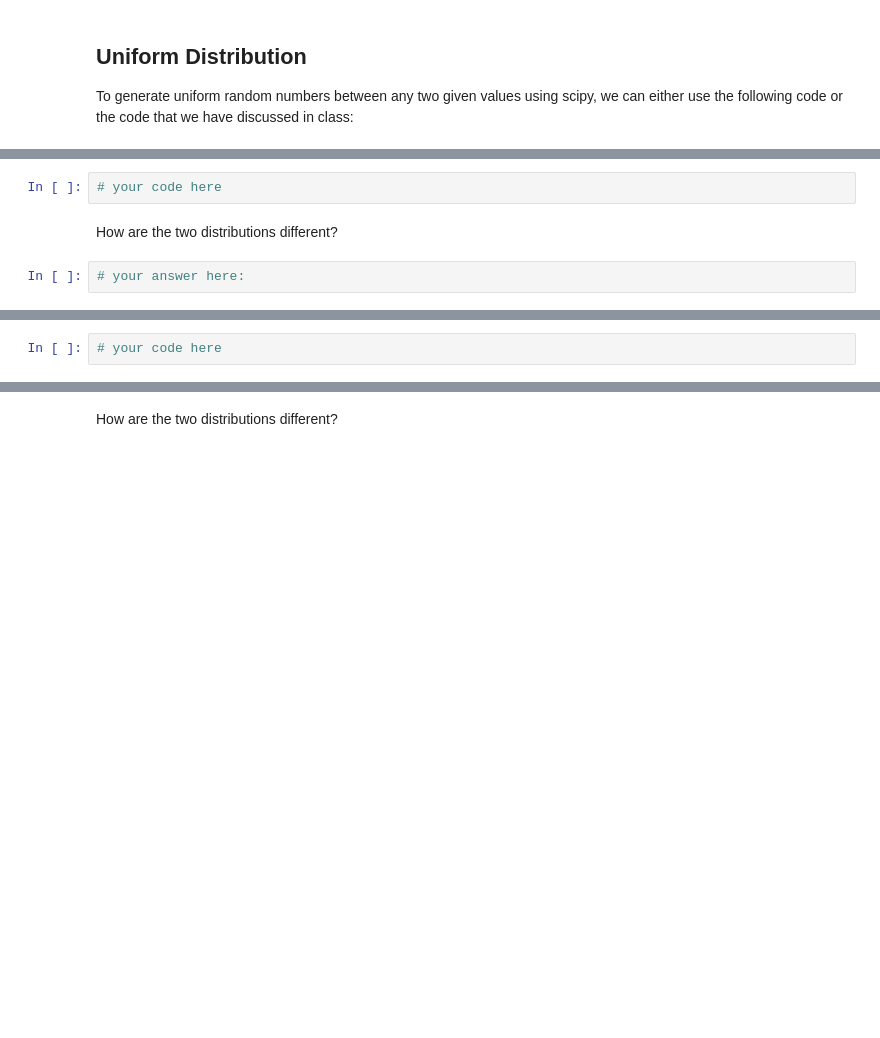
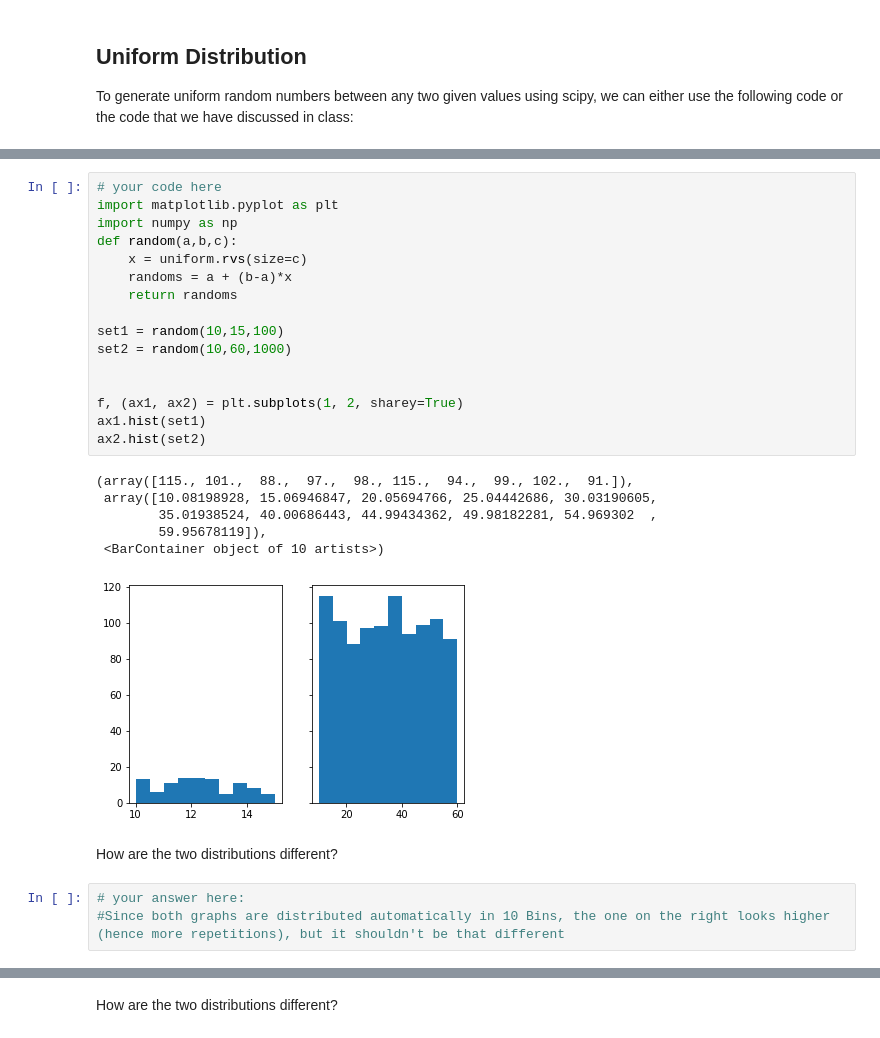
Before and after one commit to ta-data-pt-rmt/lab-prob-distributions, a Jupyter notebook: your-code/continuous.ipynb, the cells around one changed output, grey strips where cells are left out. Cells and saved outputs as stored; diff of their text form; blank space fills up the shorter version.

```diff
--- a/your-code/continuous.ipynb
+++ b/your-code/continuous.ipynb
@@ -42,12 +45,34 @@ print(randoms)
 Your output should look like below:
 
 ![uniform distribution](ud.png)
-# %%
-# your code here
+# %%
+# your code here
+import matplotlib.pyplot as plt
+import numpy as np
+def random(a,b,c):
+    x = uniform.rvs(size=c)
+    randoms = a + (b-a)*x
+    return randoms
+
+set1 = random(10,15,100)
+set2 = random(10,60,1000)
+
+
+f, (ax1, ax2) = plt.subplots(1, 2, sharey=True)
+ax1.hist(set1)
+ax2.hist(set2)
+# %% [output]
+(array([115., 101.,  88.,  97.,  98., 115.,  94.,  99., 102.,  91.]),
+ array([10.08198928, 15.06946847, 20.05694766, 25.04442686, 30.03190605,
+        35.01938524, 40.00686443, 44.99434362, 49.98182281, 54.969302  ,
+        59.95678119]),
+ <BarContainer object of 10 artists>)
+[figure, added]
 # %% [markdown]
 How are the two distributions different?
-# %%
-# your answer here:
+# %%
+# your answer here:
+#Since both graphs are distributed automatically in 10 Bins, the one on the right looks higher (hence more repetitions), but it shouldn't be that different
 # %% [markdown]
 ## Normal Distribution
 
@@ -59,5 +84,3 @@ How are the two distributions different?
 Expected output:
 
 ![normal distribution](nd.png)
-# %%
-# your code here
```
Also changed, not shown: parts of 16 cells of this notebook, 1 other file.
